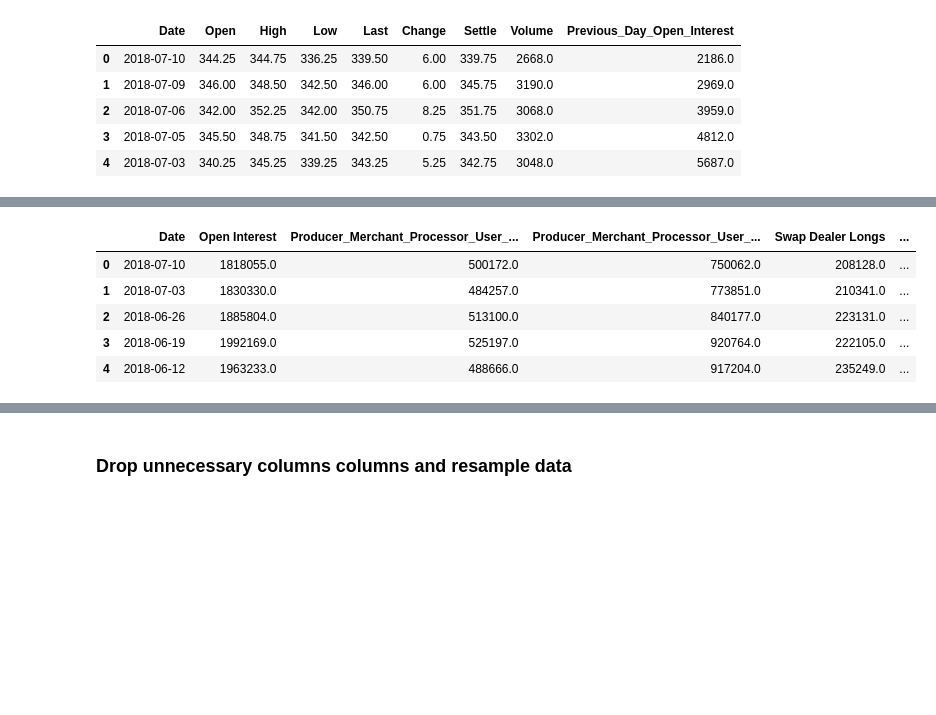
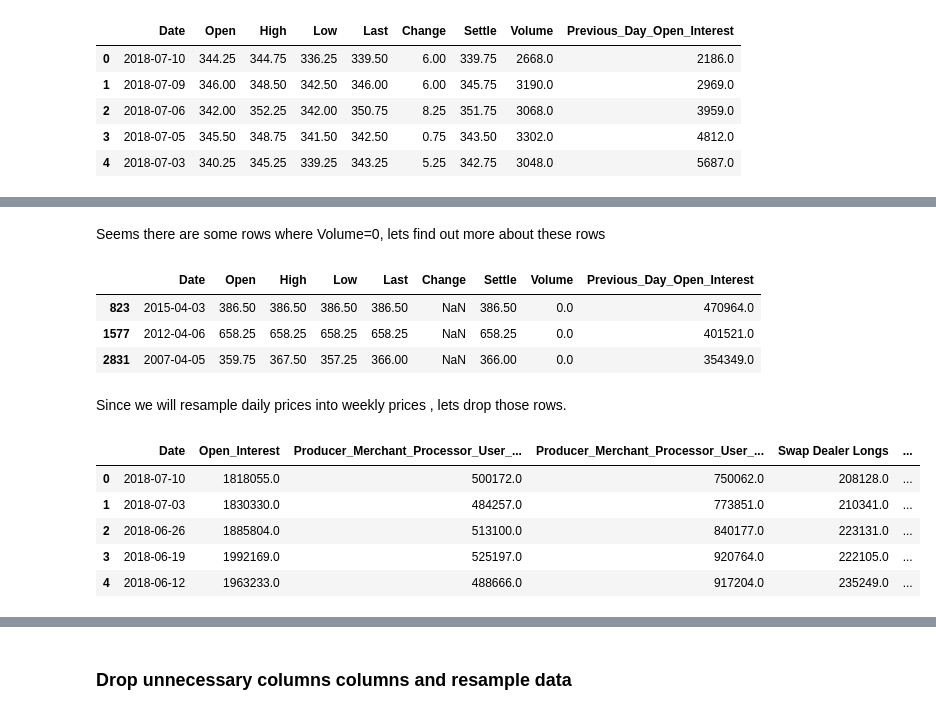
Before and after one commit to zmarozas/machine-learning, a Jupyter notebook: udacity-mlnd/grains_futures_prices_prognosticator/grains_futures_prices_prognosticator.ipynb, the cells around one changed output, grey strips where cells are left out. Cells and saved outputs as stored; diff of their text form; code cells hidden in the pictures; blank space fills up the shorter version.

```diff
--- a/udacity-mlnd/grains_futures_prices_prognosticator/grains_futures_prices_prognosticator.ipynb
+++ b/udacity-mlnd/grains_futures_prices_prognosticator/grains_futures_prices_prognosticator.ipynb
@@ -39,0 +54,11 @@ df_fut_orig.head(n=5)
+# %% [markdown]
+Seems there are some rows where Volume=0, lets find out more about these rows
+# %%
+df_fut_orig[df_fut_orig['Volume']<1]
+# %% [output]
+|  | Date | Open | High | Low | Last | Change | Settle | Volume | Previous_Day_Open_Interest |
+| 823 | 2015-04-03 | 386.50 | 386.50 | 386.50 | 386.50 | NaN | 386.50 | 0.0 | 470964.0 |
+| 1577 | 2012-04-06 | 658.25 | 658.25 | 658.25 | 658.25 | NaN | 658.25 | 0.0 | 401521.0 |
+| 2831 | 2007-04-05 | 359.75 | 367.50 | 357.25 | 366.00 | NaN | 366.00 | 0.0 | 354349.0 |
+# %% [markdown]
+Since we will resample daily prices into weekly prices , lets drop those rows.
@@ -40,8 +68,8 @@ df_fut_orig.head(n=5)
 # %%
 df_cot_orig = pd.read_csv('data\CFTC-002602_F_ALL.csv')
-df_cot_orig.head()
+display(df_cot_orig.head())
 # %% [output]
-|  | Date | Open Interest | Producer_Merchant_Processor_User_... | Producer_Merchant_Processor_User_... | Swap Dealer Longs | ... |
+|  | Date | Open_Interest | Producer_Merchant_Processor_User_... | Producer_Merchant_Processor_User_... | Swap Dealer Longs | ... |
 | 0 | 2018-07-10 | 1818055.0 | 500172.0 | 750062.0 | 208128.0 | ... |
 | 1 | 2018-07-03 | 1830330.0 | 484257.0 | 773851.0 | 210341.0 | ... |
 | 2 | 2018-06-26 | 1885804.0 | 513100.0 | 840177.0 | 223131.0 | ... |
```
Also changed, not shown: parts of 38 cells of this notebook, 4 other files.
